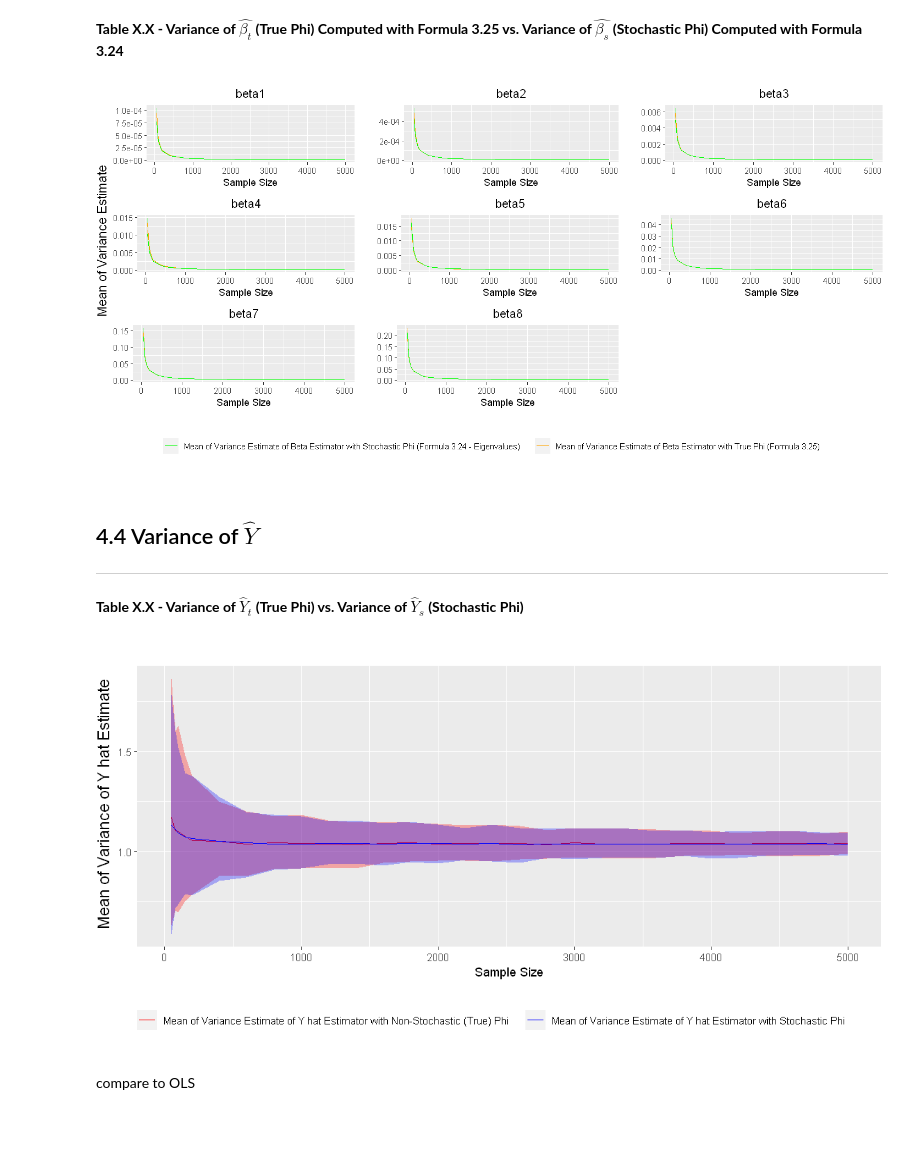
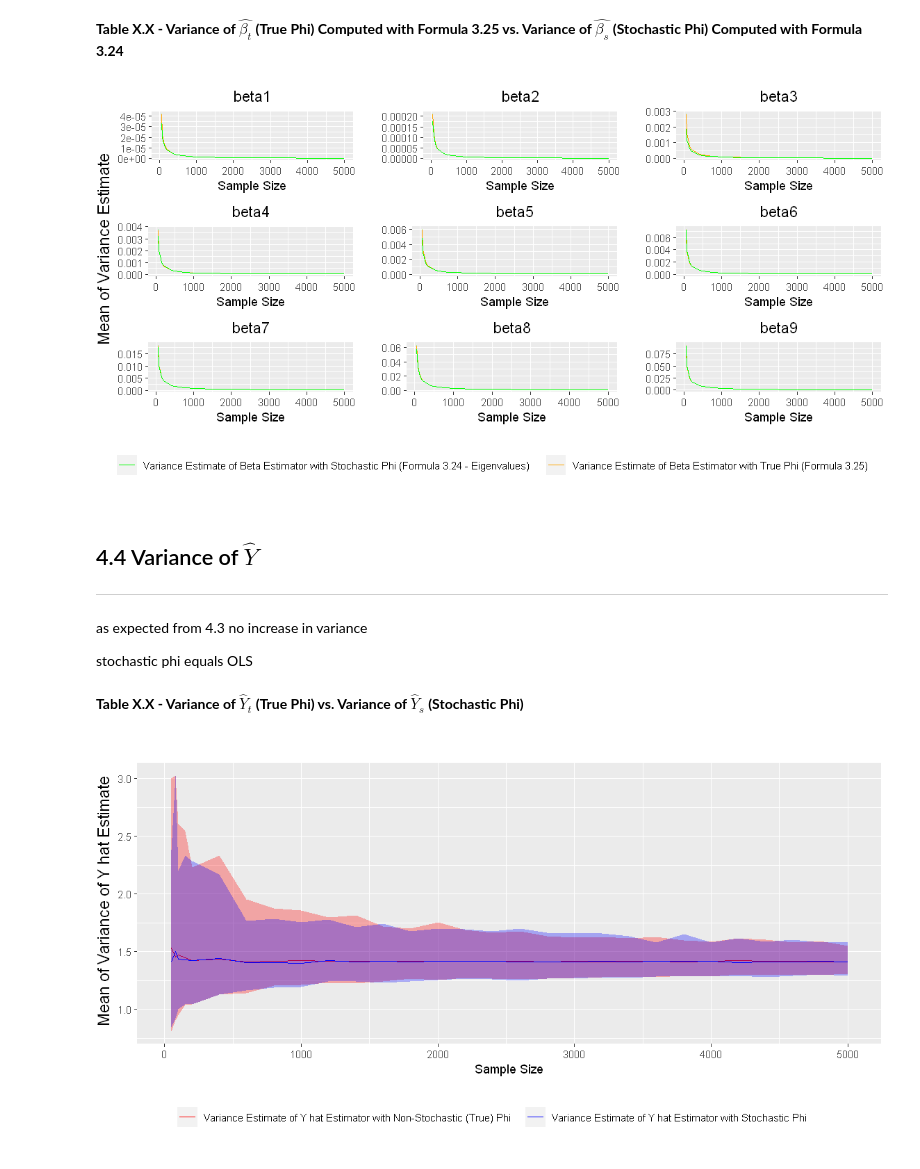
Before and after one commit to manuhuth/PCR-Parameter-Variance-Analysis, a Jupyter notebook: Notebooks/6Simulation.ipynb, the cells around one changed output. Drawn from its saved outputs; the diff is of its cells as text; code cells hidden in the pictures; blank space fills up the shorter version.

```diff
--- a/Notebooks/6Simulation.ipynb
+++ b/Notebooks/6Simulation.ipynb
@@ -147,12 +147,12 @@ numb_it <- 400 #define number of iterations to compute the mean of the variances
 #use the lapply function to create the variances for each coefficient and sample size. Since this takes around one day, I chose to pre-simulate the dataand load it.
 #variance_analysis_results <- lapply(sample_size, coef_var_analysis, population = population_Y, true_phi = phi, M = M, transform = trans, iterations = numb_it, numb_iterations = numb_it)
 
-load("SimData/results.Rda") #load the stored results from the folder 'SimData'
+load("SimData/var.Rda") #load the stored results from the folder 'SimData'
 confidence <- 0.95 #set level of confidence for the confidence bands
 type_CI <- 'quantile' #either 'mean' or 'empirical'
 line <- 'mean' #either 'mean' or 'empirical'
 #use the lapply function to prepare all the plots. computes means and confidence intervals of the means of the variances for all coefficients and all sample sizes
-variance_plots_data_CI <- lapply(c(1:(length(variance_analysis_results[[1]]))), prepare_variances_plots_CI, list_variances = variance_analysis_results,
+variance_plots_data_CI <- lapply(c(1:M), prepare_variances_plots_CI, list_variances = variance_analysis_results,
                                             sample_size = sample_size, confidence = confidence, type_CI = type_CI, line = line, numb_it = numb_it)
 # %% [markdown]
 The following cell allows the user to adjust the plots to her taste.
@@ -204,14 +210,18 @@ plots_variance_CI(variance_plots_data = variance_plots_data_CI, first_method = '
 # %%
 plots_variance_CI(variance_plots_data = variance_plots_data_CI, first_method = 'beta_theo_formula', second_method = 'beta_prac_formula',
                   colour_1 = col_theo_formula, colour_2 = col_prac_formula, xlab_string = xlab, ylab_string = ylab,
-                  legend_df1 = 'Mean of Variance Estimate of Beta Estimator with True Phi (Formula 3.25)',
-                  legend_df2 = 'Mean of Variance Estimate of Beta Estimator with Stochastic Phi (Formula 3.24 - Eigenvalues)',
+                  legend_df1 = 'Variance Estimate of Beta Estimator with True Phi (Formula 3.25)',
+                  legend_df2 = 'Variance Estimate of Beta Estimator with Stochastic Phi (Formula 3.24 - Eigenvalues)',
                   numb_columns = numb_columns, sample_size = sample_size, subtitle = 'beta')
 # %% [output]
-[figure, old version]
+[figure, new version]
 # %% [markdown]
 ## 4.4 Variance of $\hat{Y}$
 ---
+# %% [markdown]
+as expected from 4.3 no increase in variance
+
+stochastic phi equals OLS
 # %%
 variances_Y_prac <- prepare_Y_variances(meth_interest = 'variances_Y_prac', list_variances = variance_analysis_results, confidence = confidence,
                                         type_CI = type_CI, line = line, numb_it = numb_it) #compute means and confidence intervals
@@ -224,10 +234,8 @@ list_var_Y <- list(list('prac' = variances_Y_prac, 'theo' = variances_Y_theo)) #
 options(repr.plot.width=9.5, repr.plot.height=5) #adjust plot size
 plots_variance_CI(variance_plots_data = list_var_Y, first_method = 'theo', second_method = 'prac',
                   colour_1 = 'red', colour_2 = 'blue', xlab_string = 'Sample Size', ylab_string = 'Mean of Variance of Y hat Estimate',
-                  legend_df1 = 'Mean of Variance Estimate of Y hat Estimator with Non-Stochastic (True) Phi',
-                  legend_df2 = 'Mean of Variance Estimate of Y hat Estimator with Stochastic Phi',
+                  legend_df1 = 'Variance Estimate of Y hat Estimator with Non-Stochastic (True) Phi',
+                  legend_df2 = 'Variance Estimate of Y hat Estimator with Stochastic Phi',
                   numb_columns = 1, sample_size = sample_size, subtitle = 'Y', make_subtitle = FALSE)
 # %% [output]
-[figure, old version]
+[figure, new version]
-# %% [markdown]
-compare to OLS
```
Also changed, not shown: parts of 7 cells of this notebook, 2 other files.
